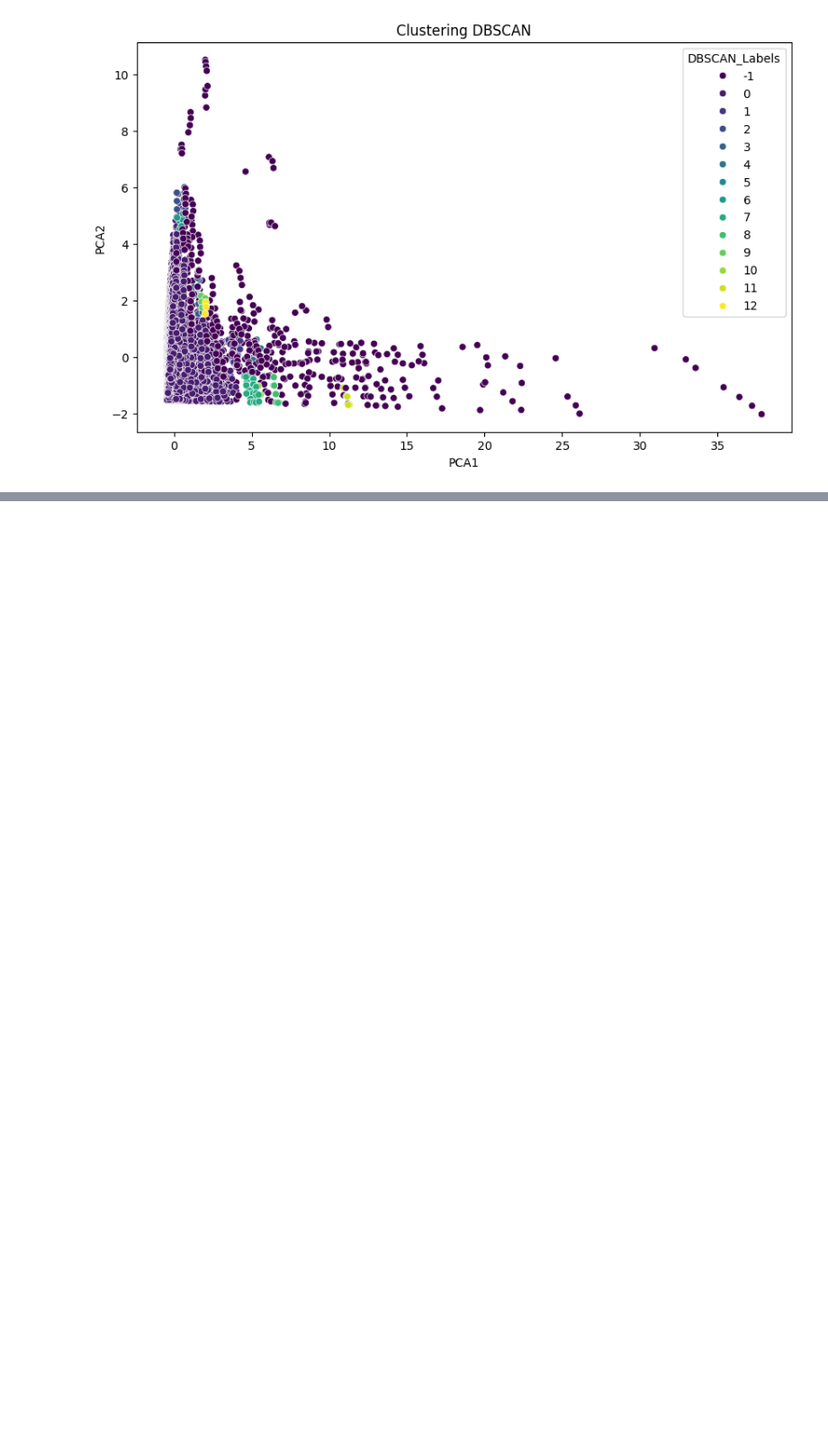
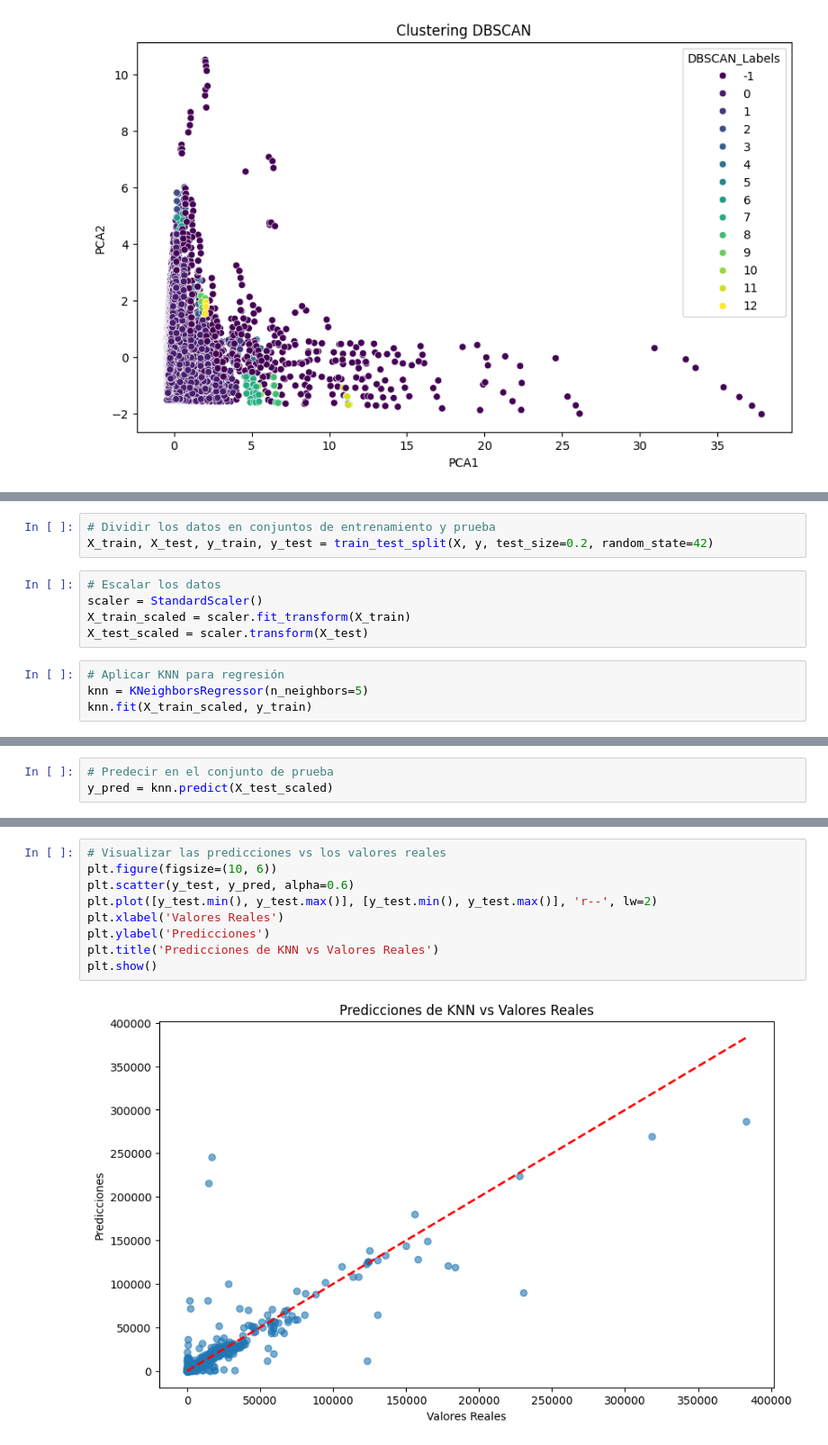
Before and after one commit to lMiaul/SI_TF, a Jupyter notebook: Knmeans_Julian.ipynb, the cells around one changed output, grey strips where cells are left out. Shown at 90% size. Saved outputs shown, nothing was run; the diff lists cells and outputs as text; blank space fills up the shorter version.

```diff
--- a/Knmeans_Julian.ipynb
+++ b/Knmeans_Julian.ipynb
@@ -97,0 +107,12 @@ plt.show()
+# %%
+# Dividir los datos en conjuntos de entrenamiento y prueba
+X_train, X_test, y_train, y_test = train_test_split(X, y, test_size=0.2, random_state=42)
+# %%
+# Escalar los datos
+scaler = StandardScaler()
+X_train_scaled = scaler.fit_transform(X_train)
+X_test_scaled = scaler.transform(X_test)
+# %%
+# Aplicar KNN para regresión
+knn = KNeighborsRegressor(n_neighbors=5)
+knn.fit(X_train_scaled, y_train)
@@ -97,0 +121,3 @@ plt.show()
+# %%
+# Predecir en el conjunto de prueba
+y_pred = knn.predict(X_test_scaled)
@@ -97,0 +134,11 @@ plt.show()
+# %%
+# Visualizar las predicciones vs los valores reales
+plt.figure(figsize=(10, 6))
+plt.scatter(y_test, y_pred, alpha=0.6)
+plt.plot([y_test.min(), y_test.max()], [y_test.min(), y_test.max()], 'r--', lw=2)
+plt.xlabel('Valores Reales')
+plt.ylabel('Predicciones')
+plt.title('Predicciones de KNN vs Valores Reales')
+plt.show()
+# %% [output]
+[figure, added]
```
Also changed, not shown: parts of 5 cells of this notebook.
